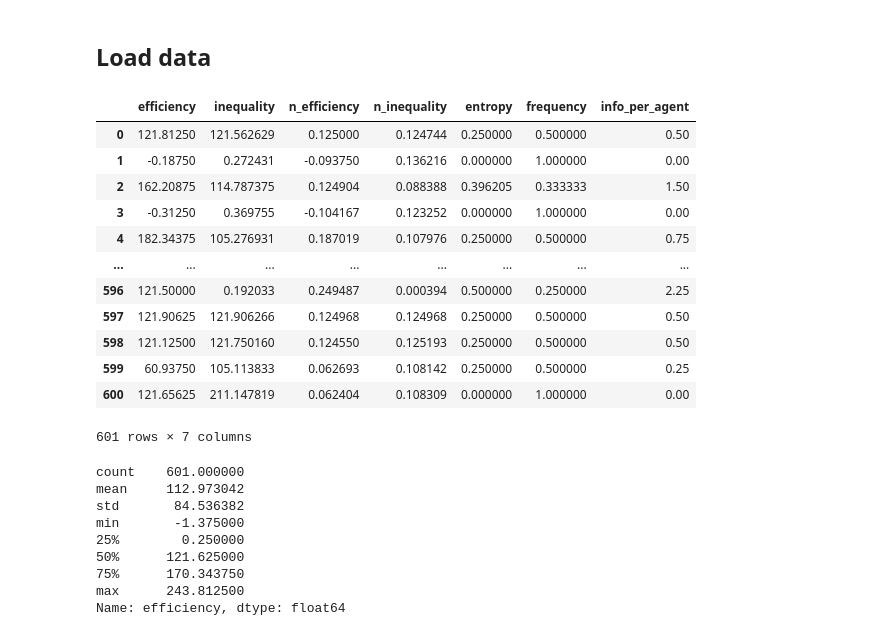
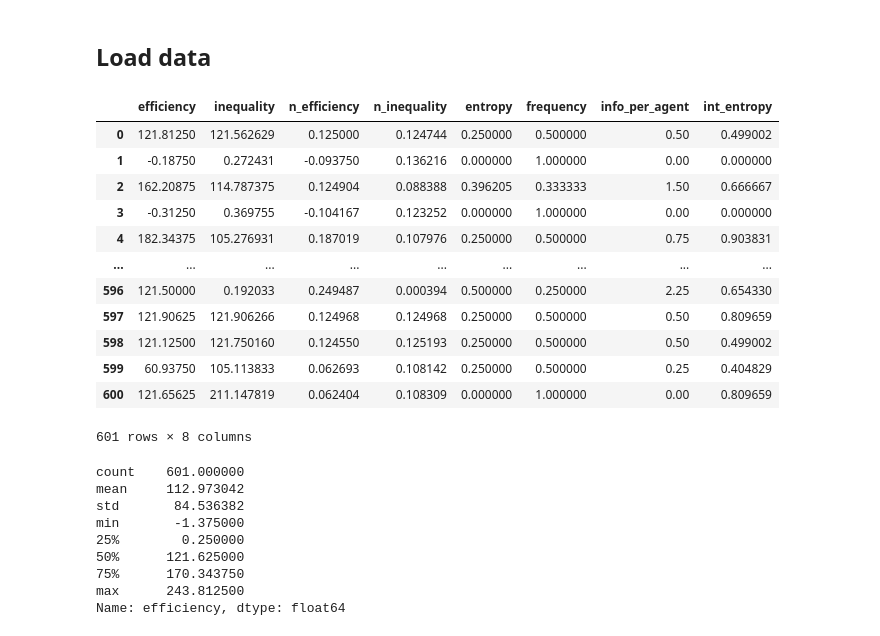
Before and after one commit to calvar/el_farol_agents, a Jupyter notebook: markov_fplay/TSNE.ipynb, the cells around one changed output. Drawn from its saved outputs; the diff is of its cells as text; code cells hidden in the pictures.

```diff
--- a/markov_fplay/TSNE.ipynb
+++ b/markov_fplay/TSNE.ipynb
@@ -14,22 +15,22 @@ sns.set(font_scale=1.3)
 # %% [markdown]
 ## Load data
 # %%
-df = pd.read_table("simulation_params_p4.dat", sep="\s+", header=None, names=['efficiency','inequality','n_efficiency','n_inequality','entropy','frequency','info_per_agent'])
+df = pd.read_table("simulation_params_p4.dat", sep="\s+", header=None, names=['efficiency','inequality','n_efficiency','n_inequality','entropy','frequency','info_per_agent','int_entropy'])
 df
 # %% [output]
-|  | efficiency | inequality | n_efficiency | n_inequality | entropy | frequency | info_per_agent |
-| 0 | 121.81250 | 121.562629 | 0.125000 | 0.124744 | 0.250000 | 0.500000 | 0.50 |
-| 1 | -0.18750 | 0.272431 | -0.093750 | 0.136216 | 0.000000 | 1.000000 | 0.00 |
-| 2 | 162.20875 | 114.787375 | 0.124904 | 0.088388 | 0.396205 | 0.333333 | 1.50 |
-| 3 | -0.31250 | 0.369755 | -0.104167 | 0.123252 | 0.000000 | 1.000000 | 0.00 |
-| 4 | 182.34375 | 105.276931 | 0.187019 | 0.107976 | 0.250000 | 0.500000 | 0.75 |
-| ... | ... | ... | ... | ... | ... | ... | ... |
-| 596 | 121.50000 | 0.192033 | 0.249487 | 0.000394 | 0.500000 | 0.250000 | 2.25 |
-| 597 | 121.90625 | 121.906266 | 0.124968 | 0.124968 | 0.250000 | 0.500000 | 0.50 |
-| 598 | 121.12500 | 121.750160 | 0.124550 | 0.125193 | 0.250000 | 0.500000 | 0.50 |
-| 599 | 60.93750 | 105.113833 | 0.062693 | 0.108142 | 0.250000 | 0.500000 | 0.25 |
-| 600 | 121.65625 | 211.147819 | 0.062404 | 0.108309 | 0.000000 | 1.000000 | 0.00 |
+|  | efficiency | inequality | n_efficiency | n_inequality | entropy | frequency | info_per_agent | int_entropy |
+| 0 | 121.81250 | 121.562629 | 0.125000 | 0.124744 | 0.250000 | 0.500000 | 0.50 | 0.499002 |
+| 1 | -0.18750 | 0.272431 | -0.093750 | 0.136216 | 0.000000 | 1.000000 | 0.00 | 0.000000 |
+| 2 | 162.20875 | 114.787375 | 0.124904 | 0.088388 | 0.396205 | 0.333333 | 1.50 | 0.666667 |
+| 3 | -0.31250 | 0.369755 | -0.104167 | 0.123252 | 0.000000 | 1.000000 | 0.00 | 0.000000 |
+| 4 | 182.34375 | 105.276931 | 0.187019 | 0.107976 | 0.250000 | 0.500000 | 0.75 | 0.903831 |
+| ... | ... | ... | ... | ... | ... | ... | ... | ... |
+| 596 | 121.50000 | 0.192033 | 0.249487 | 0.000394 | 0.500000 | 0.250000 | 2.25 | 0.654330 |
+| 597 | 121.90625 | 121.906266 | 0.124968 | 0.124968 | 0.250000 | 0.500000 | 0.50 | 0.809659 |
+| 598 | 121.12500 | 121.750160 | 0.124550 | 0.125193 | 0.250000 | 0.500000 | 0.50 | 0.499002 |
+| 599 | 60.93750 | 105.113833 | 0.062693 | 0.108142 | 0.250000 | 0.500000 | 0.25 | 0.404829 |
+| 600 | 121.65625 | 211.147819 | 0.062404 | 0.108309 | 0.000000 | 1.000000 | 0.00 | 0.809659 |
-601 rows × 7 columns
+601 rows × 8 columns
 # %%
 df['efficiency'].describe()
 # %% [output]
```
Also changed, not shown: parts of 23 cells of this notebook.
